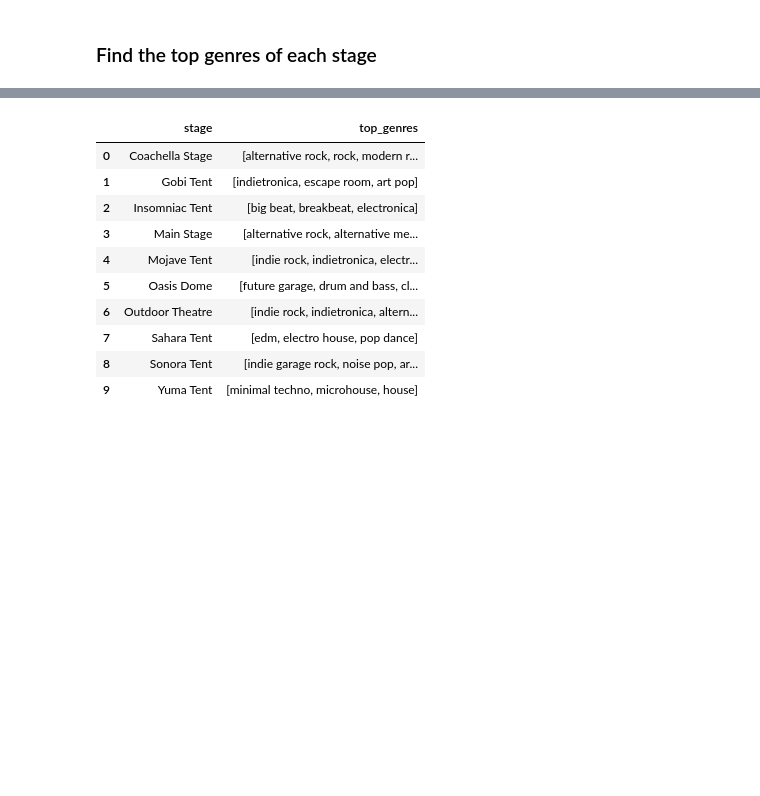
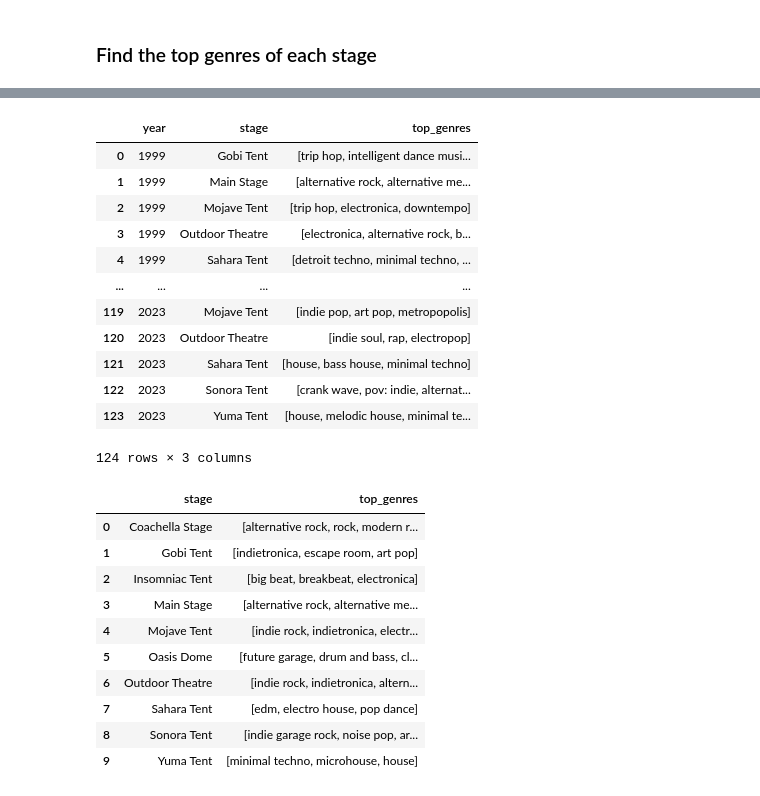
Before and after one commit to lwhitlock8/css-spotify-project, a Jupyter notebook: creating_network.ipynb, the cells around one changed output, grey strips where cells are left out. Cells and saved outputs as stored; diff of their text form; code cells hidden in the pictures; blank space fills up the shorter version.

```diff
--- a/creating_network.ipynb
+++ b/creating_network.ipynb
@@ -296,21 +309,50 @@ There are 10 possible stages at Coachella
 # %%
-from collections import Counter
-
-# Find top genres for each stage, each year
+# Find the n_genres top genres for each stage, each year
 
 def top_n_genres(row : list, n : int):
     flattened_list = [item for sublist in row for item in sublist]
-    element_counts = Counter(flattened_list)
-    top_elem = [e for e, c in element_counts.most_common(n)]
+    element_counts = Counter(flattened_list).most_common(n)
+    top_elem = [e for (e, c) in element_counts if len(e) != 0]
     return top_elem
 
-def find_top_genres(df, n):
+def convert_str_to_list(row : str):
+    try:
+        str_row = ast.literal_eval(row)
+        return str_row
+    except:
+        return ast.literal_eval(row)
 
-    grouped_artist_data = df.groupby(["year", "stage"])["genres"].agg(list).reset_index()
+def find_top_genres(df : pd.DataFrame, n : int):
+    df_lists = df.copy()
+
+    # Convert string to list items
+    df_lists["genres"] = df["genres"].apply(lambda row: convert_str_to_list(row))
+
+    grouped_artist_data = df_lists.groupby(["year", "stage"])["genres"].agg(list).reset_index()
     grouped_artist_data["top_genres"] = grouped_artist_data["genres"].apply(lambda row: top_n_genres(row, n))
     grouped_artist_data = grouped_artist_data.drop(columns=["genres"])
     return grouped_artist_data
 
-n_genres = 3
-top_genres_df = find_top_genres(artist_data, n_genres)
+def find_top_all_stages(df : pd.DataFrame, n : int):
+    df_alL_stages = df.copy()
+    df_alL_stages["top_genres"] = df_alL_stages["top_genres"]
+    return df_alL_stages
+# %%
+n_genres = 3
+top_genres_df = find_top_genres(artist_data, n_genres)
+top_genres_df
+# %% [output]
+|  | year | stage | top_genres |
+| 0 | 1999 | Gobi Tent | [trip hop, intelligent dance musi... |
+| 1 | 1999 | Main Stage | [alternative rock, alternative me... |
+| 2 | 1999 | Mojave Tent | [trip hop, electronica, downtempo] |
+| 3 | 1999 | Outdoor Theatre | [electronica, alternative rock, b... |
+| 4 | 1999 | Sahara Tent | [detroit techno, minimal techno, ... |
+| ... | ... | ... | ... |
+| 119 | 2023 | Mojave Tent | [indie pop, art pop, metropopolis] |
+| 120 | 2023 | Outdoor Theatre | [indie soul, rap, electropop] |
+| 121 | 2023 | Sahara Tent | [house, bass house, minimal techno] |
+| 122 | 2023 | Sonora Tent | [crank wave, pov: indie, alternat... |
+| 123 | 2023 | Yuma Tent | [house, melodic house, minimal te... |
+124 rows × 3 columns
 # %%
```
Also changed, not shown: parts of 27 cells of this notebook.
